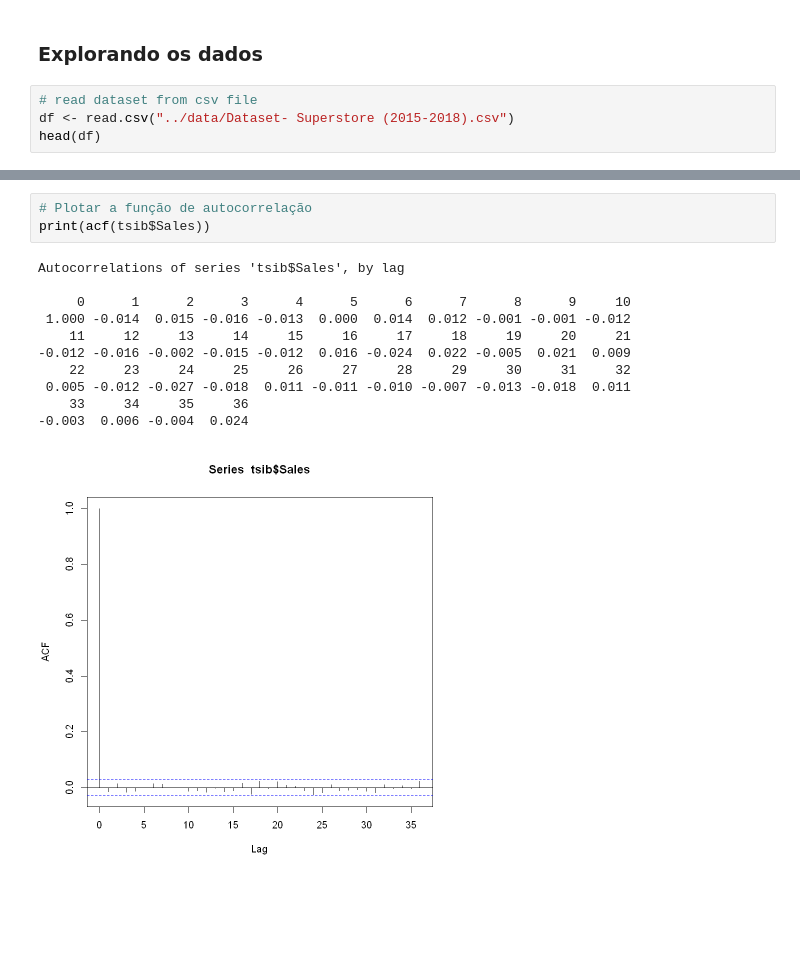
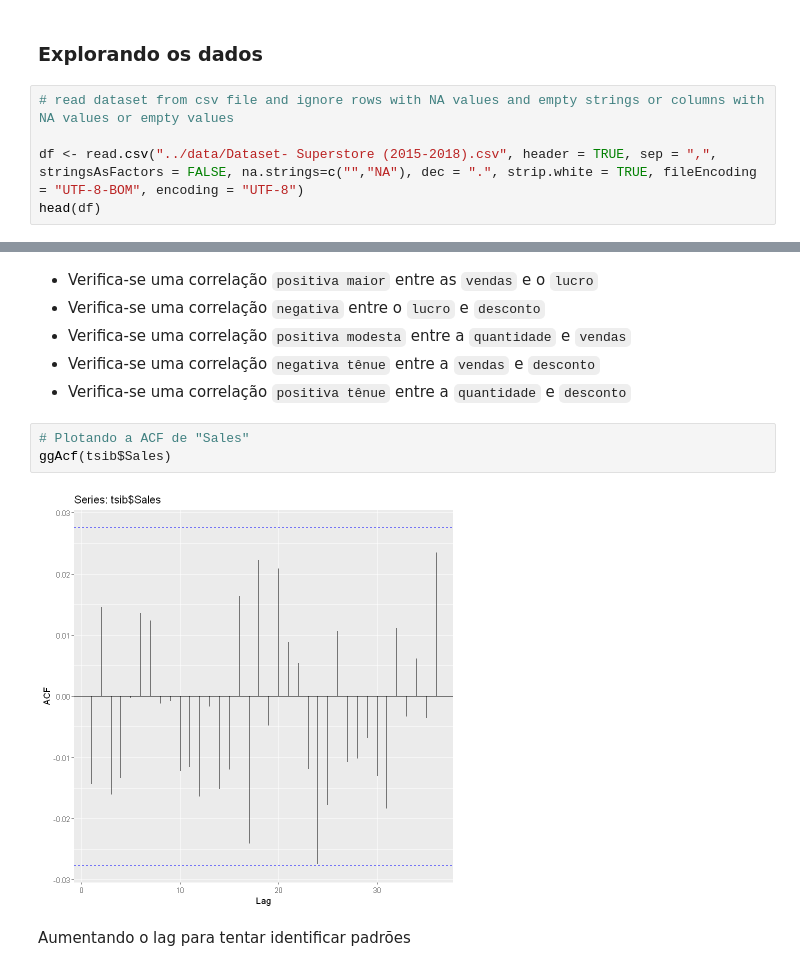
Before and after one commit to tgvp/Time_Series_Forecast, a Jupyter notebook: src/Time_Series.ipynb, the cells around one changed output, grey strips where cells are left out. Drawn from its saved outputs; the diff is of its cells as text; blank space fills up the shorter version.

Commit message:
Decomposição e visualizações realizadas

```diff
--- a/src/Time_Series.ipynb
+++ b/src/Time_Series.ipynb
@@ -12,8 +17,9 @@ library(fpp3)
 # %% [markdown]
 ### Explorando os dados
 # %%
-# read dataset from csv file
-df <- read.csv("../data/Dataset- Superstore (2015-2018).csv")
+# read dataset from csv file and ignore rows with NA values and empty strings or columns with NA values or empty values
+
+df <- read.csv("../data/Dataset- Superstore (2015-2018).csv", header = TRUE, sep = ",", stringsAsFactors = FALSE, na.strings=c("","NA"), dec = ".", strip.white = TRUE, fileEncoding = "UTF-8-BOM", encoding = "UTF-8")
 head(df)
 # %% [output]
 A data.frame: 6 × 21
@@ -177,15 +221,13 @@ A tbl_ts: 6 × 21
+# %% [markdown]
+- Verifica-se uma correlação `positiva maior` entre as `vendas` e o `lucro`
+- Verifica-se uma correlação `negativa` entre o `lucro` e `desconto`
+- Verifica-se uma correlação `positiva modesta` entre a `quantidade` e `vendas`
+- Verifica-se uma correlação `negativa tênue` entre a `vendas` e `desconto`
+- Verifica-se uma correlação `positiva tênue` entre a `quantidade` e `desconto`
 # %%
-# Plotar a função de autocorrelação
-print(acf(tsib$Sales))
+# Plotando a ACF de "Sales"
+ggAcf(tsib$Sales)
 # %% [output]
-Autocorrelations of series 'tsib$Sales', by lag
-
-     0      1      2      3      4      5      6      7      8      9     10
- 1.000 -0.014  0.015 -0.016 -0.013  0.000  0.014  0.012 -0.001 -0.001 -0.012
-    11     12     13     14     15     16     17     18     19     20     21
--0.012 -0.016 -0.002 -0.015 -0.012  0.016 -0.024  0.022 -0.005  0.021  0.009
-    22     23     24     25     26     27     28     29     30     31     32
- 0.005 -0.012 -0.027 -0.018  0.011 -0.011 -0.010 -0.007 -0.013 -0.018  0.011
-    33     34     35     36
--0.003  0.006 -0.004  0.024
-[figure, old version]
+[figure, new version]
+# %% [markdown]
+Aumentando o lag para tentar identificar padrões
```
Also changed, not shown: parts of 95 cells of this notebook.
